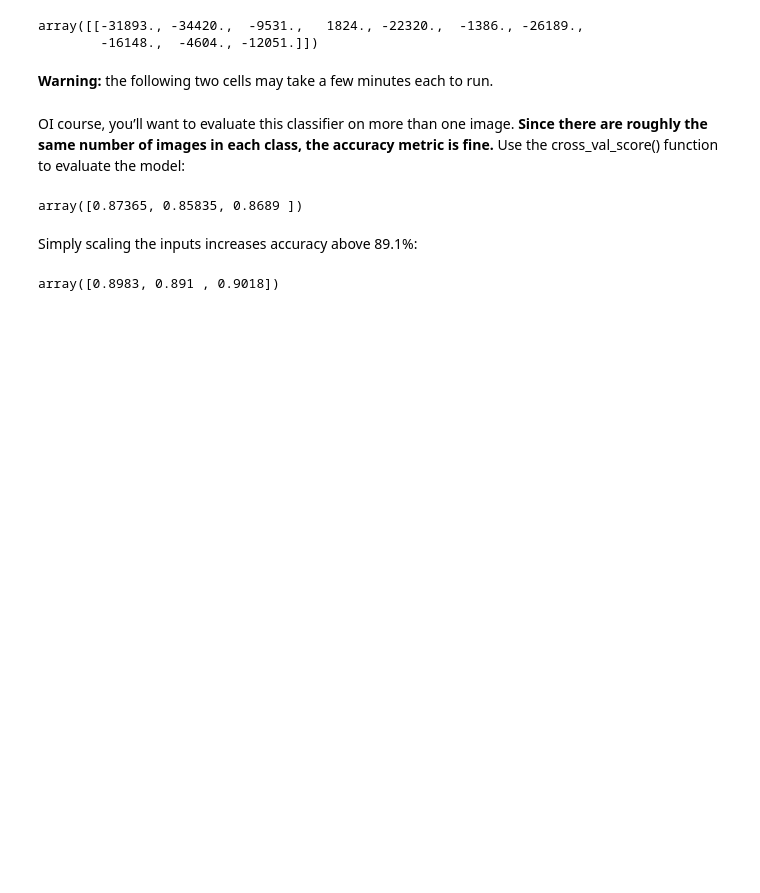
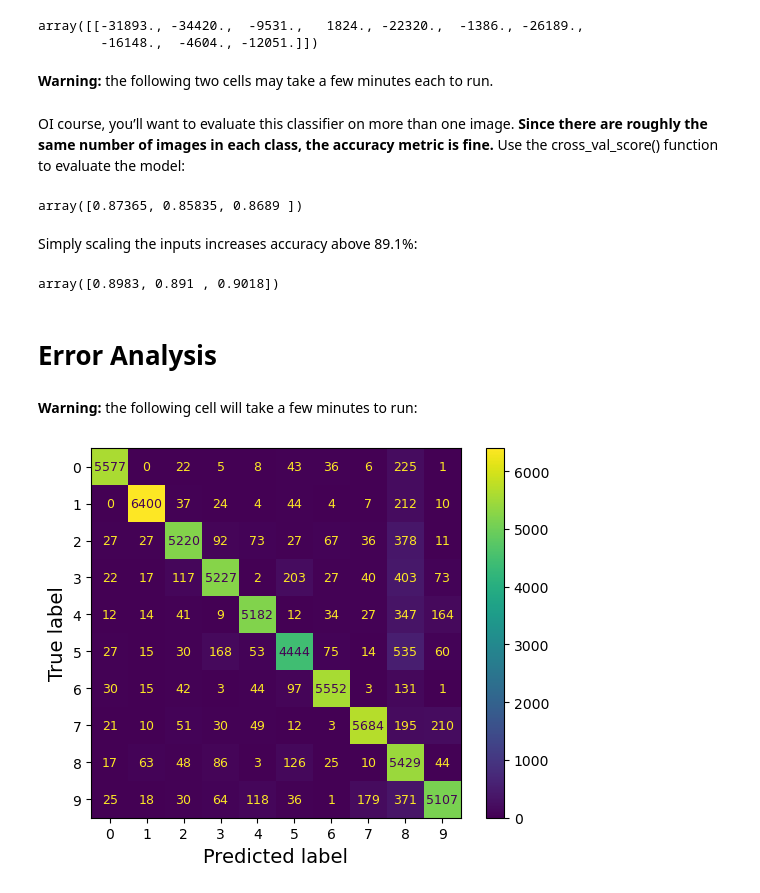
Before and after one commit to ikonglong/hands-on-ml-exercises, a Jupyter notebook: ch03.ipynb, the cells around one changed output. Cells and saved outputs as stored; diff of their text form; code cells hidden in the pictures; blank space fills up the shorter version.

```diff
--- a/ch03.ipynb
+++ b/ch03.ipynb
@@ -564,3 +564,16 @@ X_train_scaled = scaler.fit_transform(X_train.astype("float64"))
 cross_val_score(sgd_clf, X_train_scaled, y_train, cv=3, scoring="accuracy")
 # %% [output]
 array([0.8983, 0.891 , 0.9018])
+# %% [markdown]
+# Error Analysis
+# %% [markdown]
+**Warning:** the following cell will take a few minutes to run:
+# %%
+from sklearn.metrics import ConfusionMatrixDisplay
+
+y_train_pred = cross_val_predict(sgd_clf, X_train_scaled, y_train, cv=3)
+plt.rc('font', size=9)  # extra code – make the text smaller
+ConfusionMatrixDisplay.from_predictions(y_train, y_train_pred)
+plt.show()
+# %% [output]
+[figure, added]
```
Also changed, not shown: parts of 19 cells of this notebook, 4 other files.
